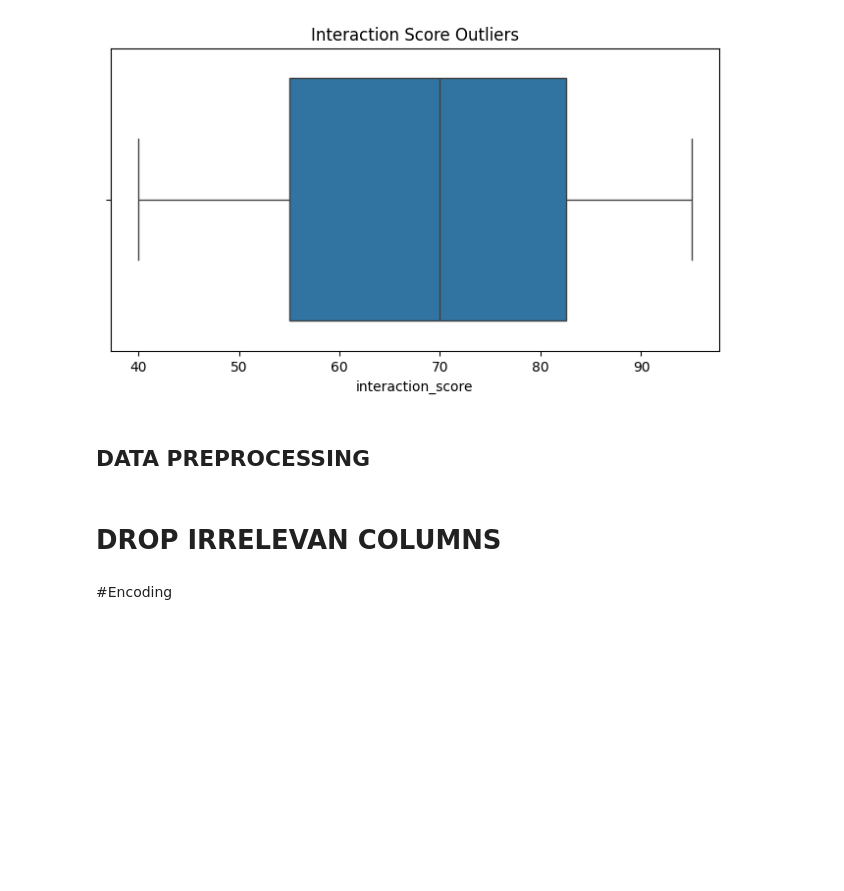
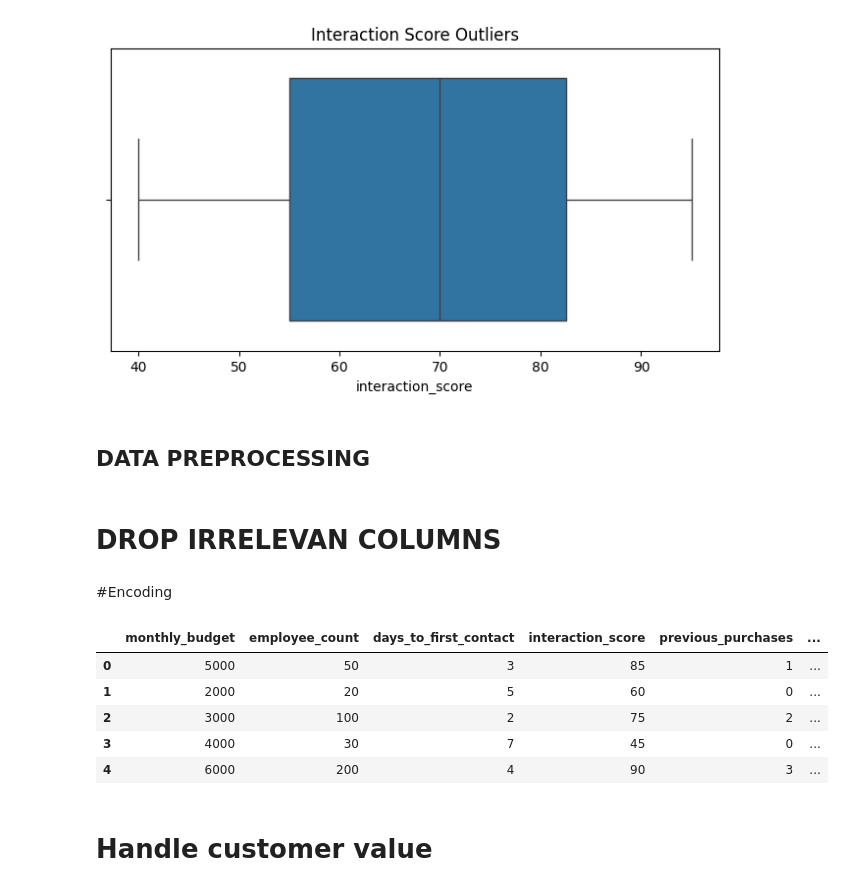
Before and after one commit to Mainabryan/sales-lead-conversion-prediction, a Jupyter notebook: Sales_prediction.ipynb, the cells around one changed output. Drawn from its saved outputs; the diff is of its cells as text; code cells hidden in the pictures; blank space fills up the shorter version.

```diff
--- a/Sales_prediction.ipynb
+++ b/Sales_prediction.ipynb
@@ -171,3 +171,17 @@ plt.show()
 data.drop(columns=['lead_id'], inplace=True)
 # %% [markdown]
 #Encoding
+# %%
+## Encoding
+data_encoded = pd.get_dummies(data, columns=['lead_source', 'industry', 'location'], drop_first=True)
+##Fine checing the  encoding
+data_encoded.head()
+# %% [output]
+|  | monthly_budget | employee_count | days_to_first_contact | interaction_score | previous_purchases | ... |
+| 0 | 5000 | 50 | 3 | 85 | 1 | ... |
+| 1 | 2000 | 20 | 5 | 60 | 0 | ... |
+| 2 | 3000 | 100 | 2 | 75 | 2 | ... |
+| 3 | 4000 | 30 | 7 | 45 | 0 | ... |
+| 4 | 6000 | 200 | 4 | 90 | 3 | ... |
+# %% [markdown]
+# Handle customer value
```
Also changed, not shown: parts of 9 cells of this notebook.
